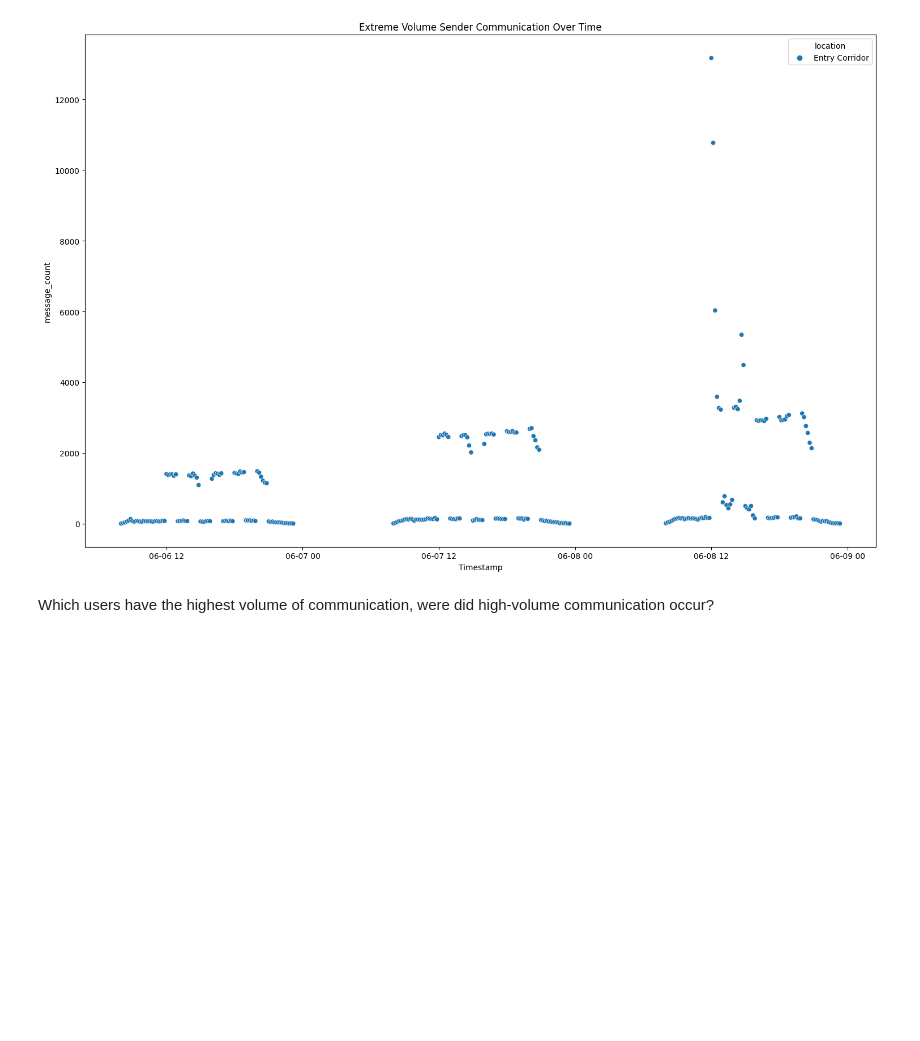
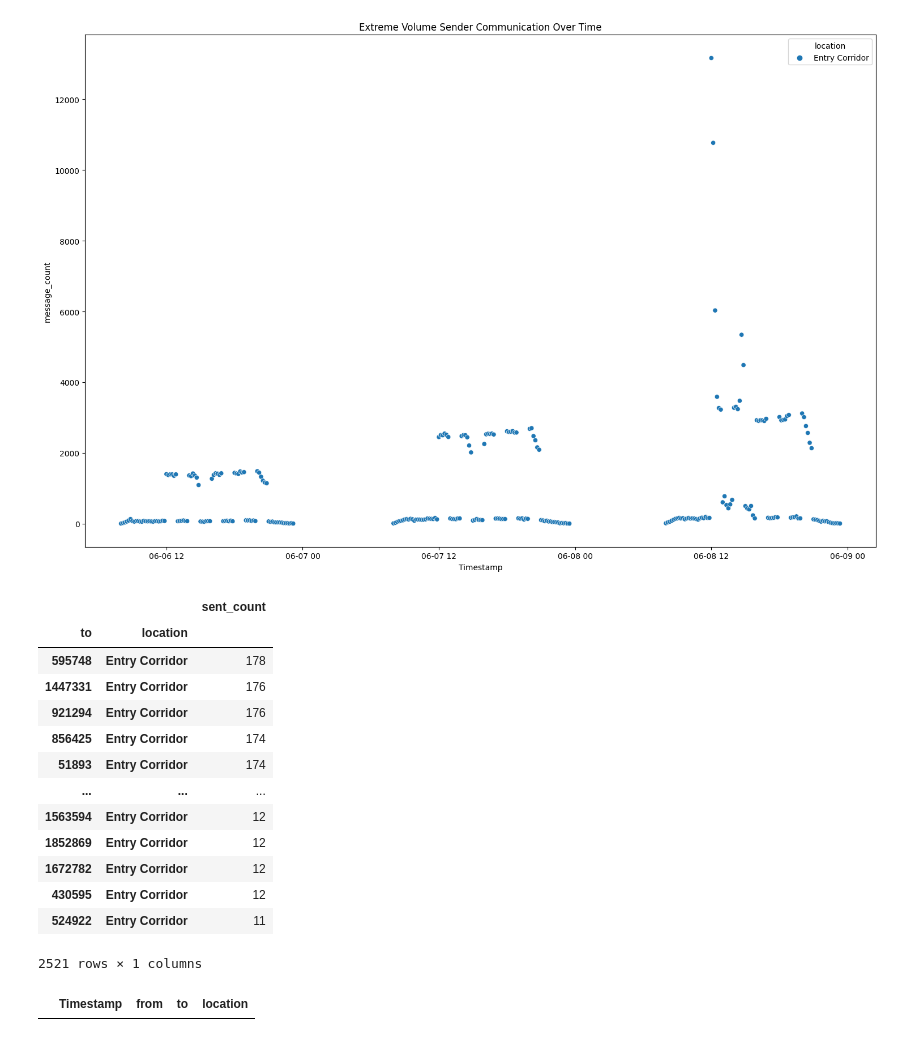
Before and after one commit to benkarabinus/nerdy_data_stuff, a Jupyter notebook: DU/COMP4449/FinalProject/Notebooks/Ben_Karabinus_COMP4449_Final_Project_Solution.ipynb, the cells around one changed output. Saved outputs shown, nothing was run; the diff lists cells and outputs as text; code cells hidden in the pictures; blank space fills up the shorter version.

```diff
--- a/DU/COMP4449/FinalProject/Notebooks/Ben_Karabinus_COMP4449_Final_Project_Solution.ipynb
+++ b/DU/COMP4449/FinalProject/Notebooks/Ben_Karabinus_COMP4449_Final_Project_Solution.ipynb
@@ -460,5 +464,33 @@ plt.title('Extreme Volume Sender Communication Over Time')
 plt.tight_layout()
 # %% [output]
 [figure]
-# %% [markdown]
-Which users have the highest volume of communication, were did high-volume communication occur?
+# %%
+"""who does user 1278894 send messages to and at what locations"""
+
+# does user 1278894 communicate with user 839736
+subset_1 = combined[combined['from'] == 1278894]
+subset_1 = pd.DataFrame(subset_1.groupby(by=['to', 'location']).size(), columns=['sent_count'])
+subset_1.sort_values(by=['sent_count'], ascending=False)
+# %% [output]
+|  |  | sent_count |
+| to | location |  |
+| 595748 | Entry Corridor | 178 |
+| 1447331 | Entry Corridor | 176 |
+| 921294 | Entry Corridor | 176 |
+| 856425 | Entry Corridor | 174 |
+| 51893 | Entry Corridor | 174 |
+| ... | ... | ... |
+| 1563594 | Entry Corridor | 12 |
+| 1852869 | Entry Corridor | 12 |
+| 1672782 | Entry Corridor | 12 |
+| 430595 | Entry Corridor | 12 |
+| 524922 | Entry Corridor | 11 |
+2521 rows × 1 columns
+# %%
+"""who does user 1278894 receive messages from and what locations are the message sent from"""
+
+# does user 1278894 communicate with user 839736
+subset_2 = combined[combined['to'] == 1278894]
+subset_2
+# %% [output]
+|  | Timestamp | from | to | location |
```
Also changed, not shown: parts of 18 cells of this notebook.
